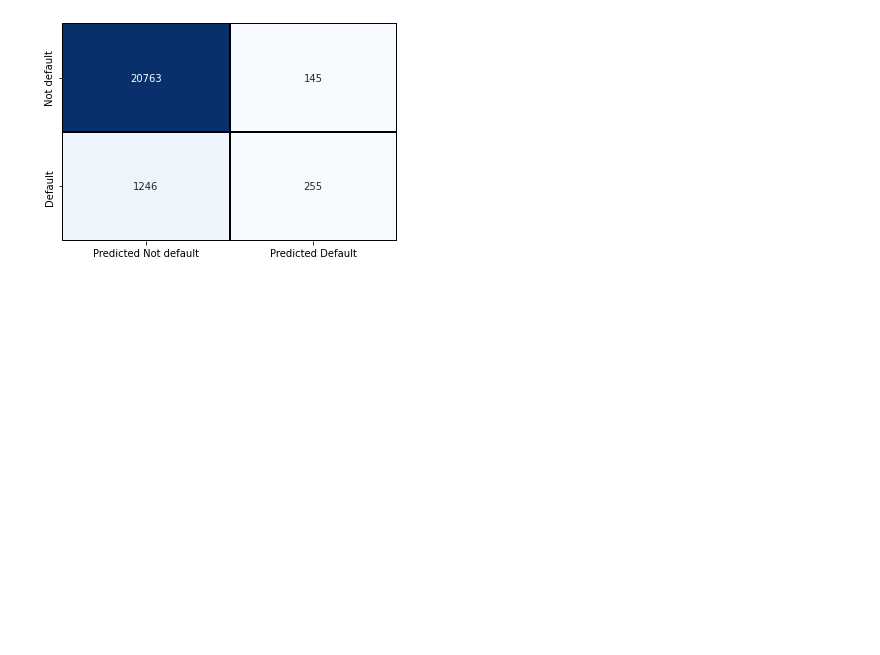
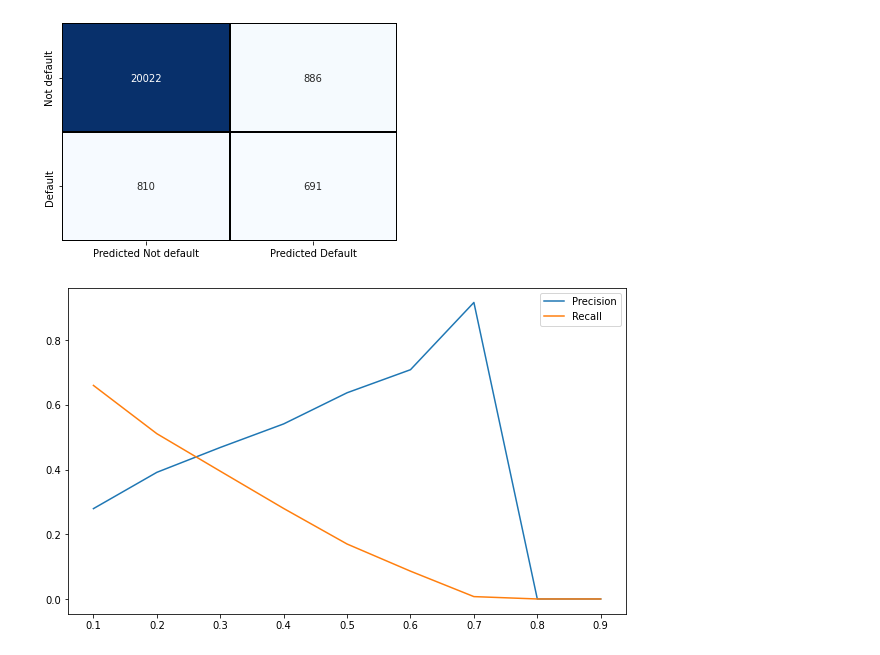
Before and after one commit to datacuriosity/MCI_PY30SA12_L2, a Jupyter notebook: Live_Lecture/Lecture_10.ipynb, the cells around one changed output. Drawn from its saved outputs; the diff is of its cells as text; code cells hidden in the pictures; blank space fills up the shorter version.

```diff
--- a/Live_Lecture/Lecture_10.ipynb
+++ b/Live_Lecture/Lecture_10.ipynb
@@ -280,7 +282,6 @@ lgb.plot_importance(model, figsize=(10, 6), height=0.8);
 # %%
-threshold = 0.5
-predicted_proba = model.predict(X_test)
-predicted_label = np.where(predicted_proba >= 0.5, 1, 0)
+threshold = 0.25
+predicted_label = np.where(predicted_proba >= threshold, 1, 0)
 # %%
 print(classification_report(y_test, predicted_label))
 # %% [output]
@@ -296,3 +297,18 @@ weighted avg       0.92      0.94      0.92     22409
 plot_confusion_matrix(y_test, predicted_label, ['Predicted Not default', 'Predicted Default'], ['Not default', 'Default'])
 # %% [output]
 [figure]
+# %%
+thresholds = list(np.arange(0.1, 1, 0.1))
+precisions, recalls = [], []
+for thresh in thresholds:
+    predicted_label = np.where(predicted_proba >= thresh, 1, 0)
+    precisions.append(precision_score(y_test, predicted_label))
+    recalls.append(recall_score(y_test, predicted_label))
+# %%
+plt.figure(figsize=(10, 6))
+plt.plot(thresholds, precisions, label='Precision')
+plt.plot(thresholds, recalls, label='Recall')
+plt.legend()
+plt.show()
+# %% [output]
+[figure, added]
```
Also changed, not shown: parts of 3 cells of this notebook.
